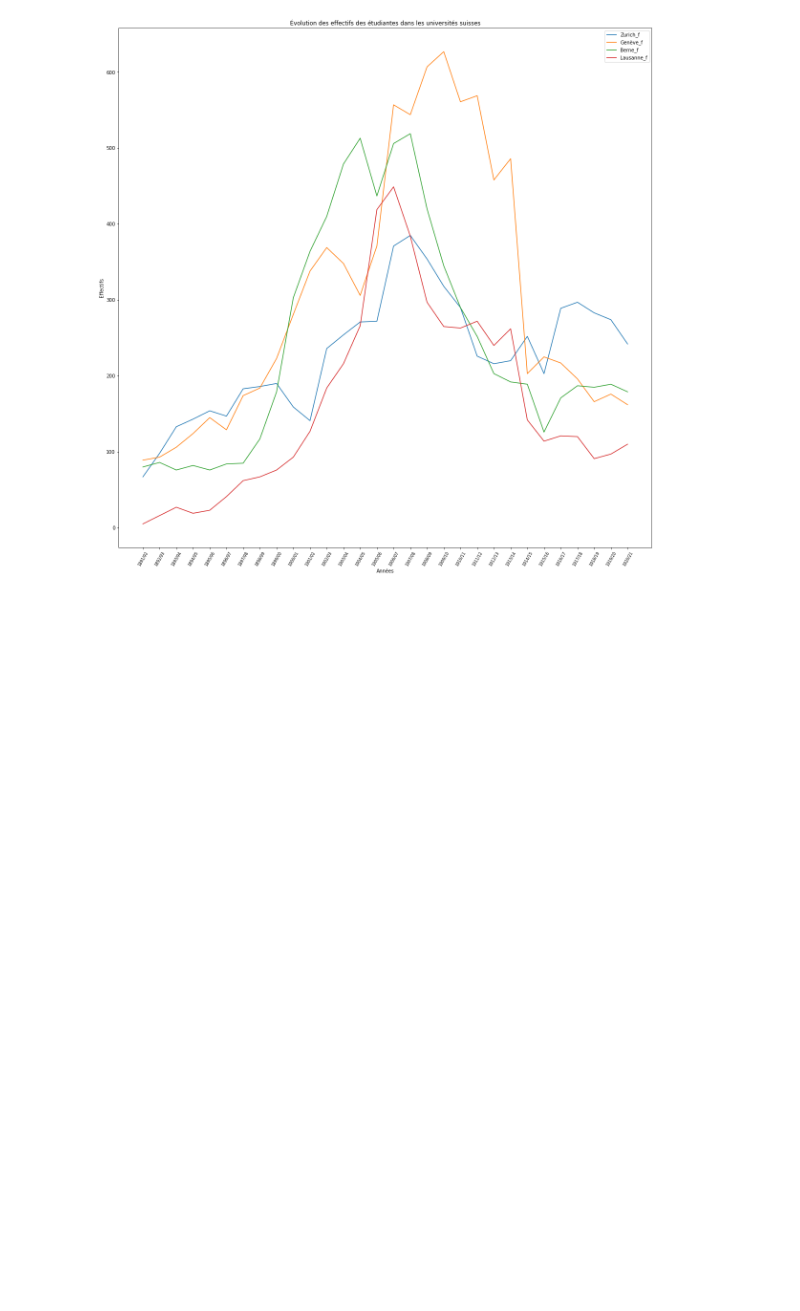
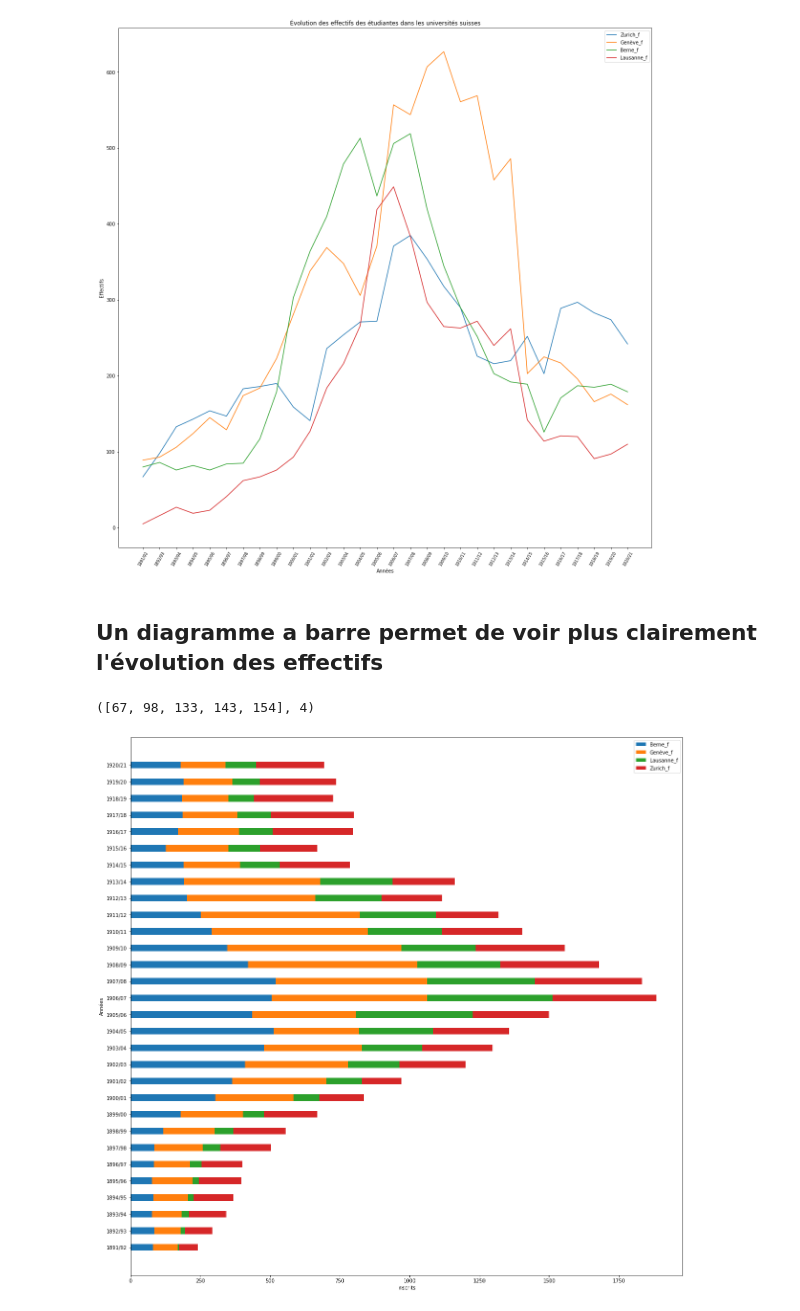
Before and after one commit to Vilgefor/histoire_numerique_methodes, a Jupyter notebook: visualisation_exploration/etudiantes_universites_suisses_annees.ipynb, the cells around one changed output. Cells and saved outputs as stored; diff of their text form; code cells hidden in the pictures; blank space fills up the shorter version.

```diff
--- a/visualisation_exploration/etudiantes_universites_suisses_annees.ipynb
+++ b/visualisation_exploration/etudiantes_universites_suisses_annees.ipynb
@@ -260,7 +215,7 @@ for e in list(d[0].keys()):
                     eff_e.append(int(l[e]))
                 else:
                     eff_e.append(0)
-            plt.plot(ordonnees, eff_e, label = e)
+            plt.plot(abscisses, eff_e, label = e)
 plt.xticks(rotation=60, size= 8)
 plt.xlabel('Années')
 plt.ylabel('Effectifs')
@@ -279,7 +236,7 @@ for e in list(d[0].keys()):
                     eff_e.append(int(l[e]))
                 else:
                     eff_e.append(0)
-            plt.plot(ordonnees[:30], eff_e[:30], label = e)
+            plt.plot(abscisses[:30], eff_e[:30], label = e)
 plt.xticks(rotation=60, size= 8)
 plt.xlabel('Années')
 plt.ylabel('Effectifs')
@@ -289,3 +246,7 @@ plt.savefig('graphics/etudiantes_f_pic_1906.jpg')
 plt.show()
 # %% [output]
 [figure]
+# %%
+for e in list(d[0].keys()):
+        if '_f' in e:
+            print(e)
@@ -309,3 +280,59 @@ plt.savefig('graphics/etudiantes_f_pic_1906.jpg')
 plt.show()
 # %% [output]
 [figure]
+# %% [markdown]
+## Un diagramme a barre permet de voir plus clairement l'évolution des effectifs
+# %%
+### uniquement les étudiantes de ces universités
+l_unis = ['Berne_f', 'Genève_f', 'Lausanne_f',  'Zurich_f']
+
+# Produire les données à afficher, seulement les 30 premières années
+eff_list = []
+for e in l_unis:
+        eff_e = []
+        for l in d[:30]:
+            eff_e.append(int(l[e]))
+        eff_list.append(eff_e)
+eff_list[3][:5], len(eff_list)
+# %% [output]
+([67, 98, 133, 143, 154], 4)
+# %%
+### Documentation:
+#  https://pythonguides.com/stacked-bar-chart-matplotlib/
+#  https://stackoverflow.com/questions/16653815/horizontal-stacked-bar-chart-in-matplotlib
+#  https://python-graph-gallery.com/12-stacked-barplot-with-matplotlib
+
+fig = plt.figure(figsize=(20,20))
+
+
+# Define width of stacked chart
+w = 0.4
+
+
+l_unis = ['Berne_f', 'Genève_f', 'Lausanne_f',  'Zurich_f']
+
+# Plot stacked bar chart
+bl = [0]*30
+i = 0
+while i < 4 :
+    plt.barh(abscisses[:30], eff_list[i], w, left=bl, label=l_unis[i])
+    ## cette addition est nécessaire afin d'empiler les valeurs
+    bl = np.add(bl,eff_list[i]).tolist()
+    i += 1
+
+
+# Add labels
+
+plt.xlabel("Inscrits")
+plt.ylabel("Années")
+
+
+# Add legend, default content
+
+plt.legend()
+
+
+# Display
+plt.show()
+# %% [output]
+[figure, added]
```
Also changed, not shown: parts of 34 cells of this notebook, 6 other files.
